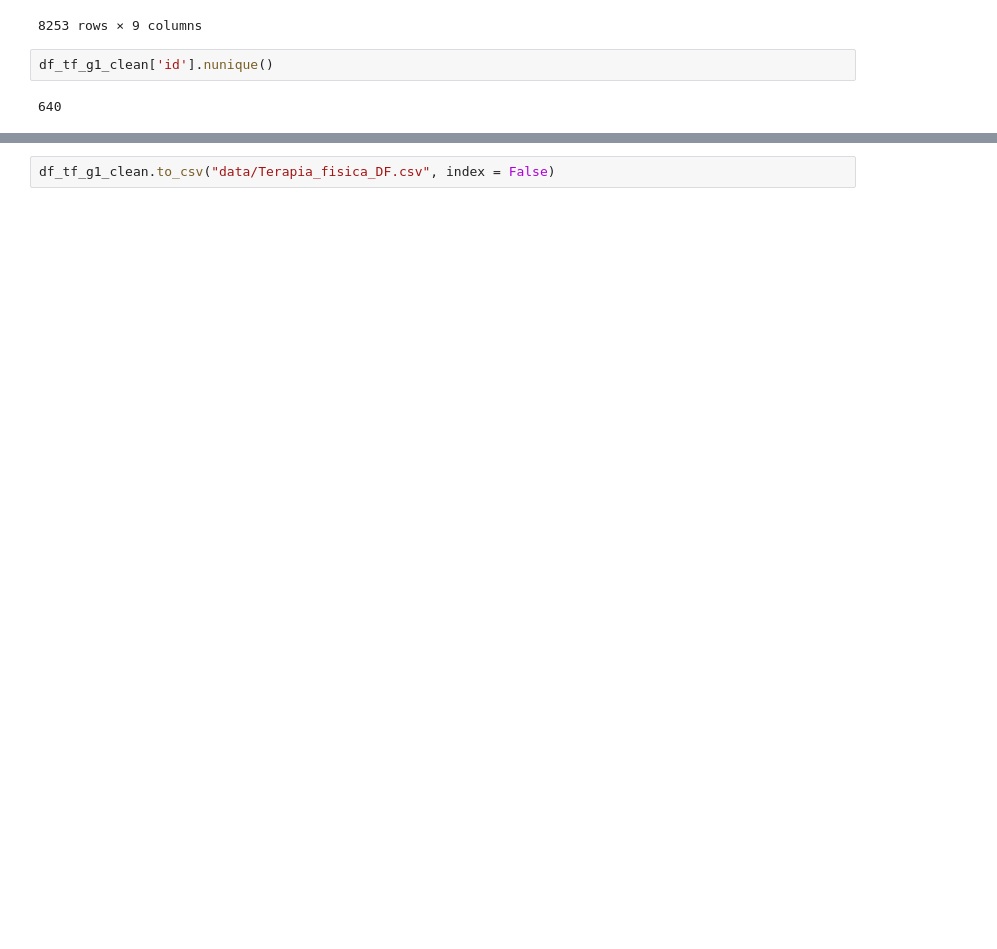
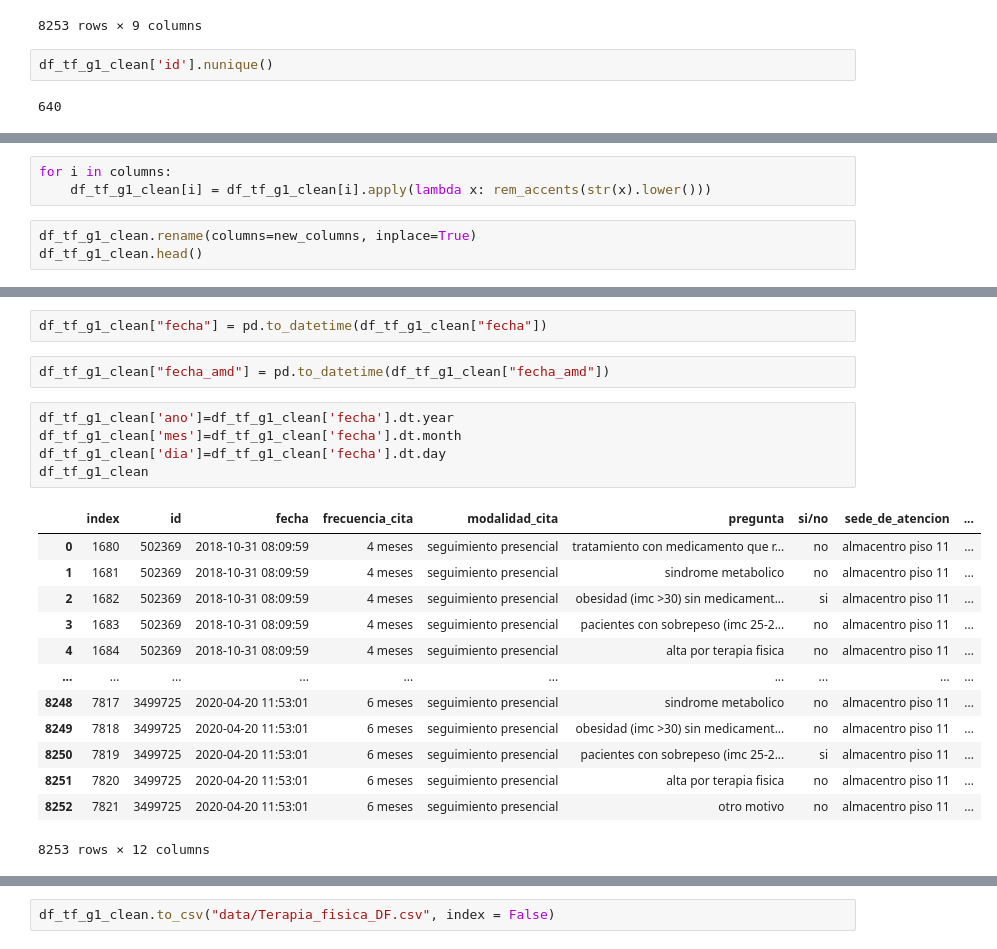
Before and after one commit to mavalderrama/helpharma, a Jupyter notebook: notebooks/clean_Terapia fisica.ipynb, the cells around one changed output, grey strips where cells are left out. Drawn from its saved outputs; the diff is of its cells as text; blank space fills up the shorter version.

Commit message:
archivos de datos con minusculas sin acentos con columnas de fecha

```diff
--- a/notebooks/clean_Terapia fisica.ipynb
+++ b/notebooks/clean_Terapia fisica.ipynb
@@ -241,0 +253,6 @@ df_tf_g1_clean['id'].nunique()
+# %%
+for i in columns:
+    df_tf_g1_clean[i] = df_tf_g1_clean[i].apply(lambda x: rem_accents(str(x).lower()))
+# %%
+df_tf_g1_clean.rename(columns=new_columns, inplace=True)
+df_tf_g1_clean.head()
@@ -241,0 +266,23 @@ df_tf_g1_clean['id'].nunique()
+# %%
+df_tf_g1_clean["fecha"] = pd.to_datetime(df_tf_g1_clean["fecha"])
+# %%
+df_tf_g1_clean["fecha_amd"] = pd.to_datetime(df_tf_g1_clean["fecha_amd"])
+# %%
+df_tf_g1_clean['ano']=df_tf_g1_clean['fecha'].dt.year
+df_tf_g1_clean['mes']=df_tf_g1_clean['fecha'].dt.month
+df_tf_g1_clean['dia']=df_tf_g1_clean['fecha'].dt.day
+df_tf_g1_clean
+# %% [output]
+|  | index | id | fecha | frecuencia_cita | modalidad_cita | pregunta | si/no | sede_de_atencion | ... |
+| 0 | 1680 | 502369 | 2018-10-31 08:09:59 | 4 meses | seguimiento presencial | tratamiento con medicamento que r... | no | almacentro piso 11 | ... |
+| 1 | 1681 | 502369 | 2018-10-31 08:09:59 | 4 meses | seguimiento presencial | sindrome metabolico | no | almacentro piso 11 | ... |
+| 2 | 1682 | 502369 | 2018-10-31 08:09:59 | 4 meses | seguimiento presencial | obesidad (imc >30) sin medicament... | si | almacentro piso 11 | ... |
+| 3 | 1683 | 502369 | 2018-10-31 08:09:59 | 4 meses | seguimiento presencial | pacientes con sobrepeso (imc 25-2... | no | almacentro piso 11 | ... |
+| 4 | 1684 | 502369 | 2018-10-31 08:09:59 | 4 meses | seguimiento presencial | alta por terapia fisica | no | almacentro piso 11 | ... |
+| ... | ... | ... | ... | ... | ... | ... | ... | ... | ... |
+| 8248 | 7817 | 3499725 | 2020-04-20 11:53:01 | 6 meses | seguimiento presencial | sindrome metabolico | no | almacentro piso 11 | ... |
+| 8249 | 7818 | 3499725 | 2020-04-20 11:53:01 | 6 meses | seguimiento presencial | obesidad (imc >30) sin medicament... | no | almacentro piso 11 | ... |
+| 8250 | 7819 | 3499725 | 2020-04-20 11:53:01 | 6 meses | seguimiento presencial | pacientes con sobrepeso (imc 25-2... | si | almacentro piso 11 | ... |
+| 8251 | 7820 | 3499725 | 2020-04-20 11:53:01 | 6 meses | seguimiento presencial | alta por terapia fisica | no | almacentro piso 11 | ... |
+| 8252 | 7821 | 3499725 | 2020-04-20 11:53:01 | 6 meses | seguimiento presencial | otro motivo | no | almacentro piso 11 | ... |
+8253 rows × 12 columns
```
Also changed, not shown: parts of 4 cells of this notebook, 6 other files.
